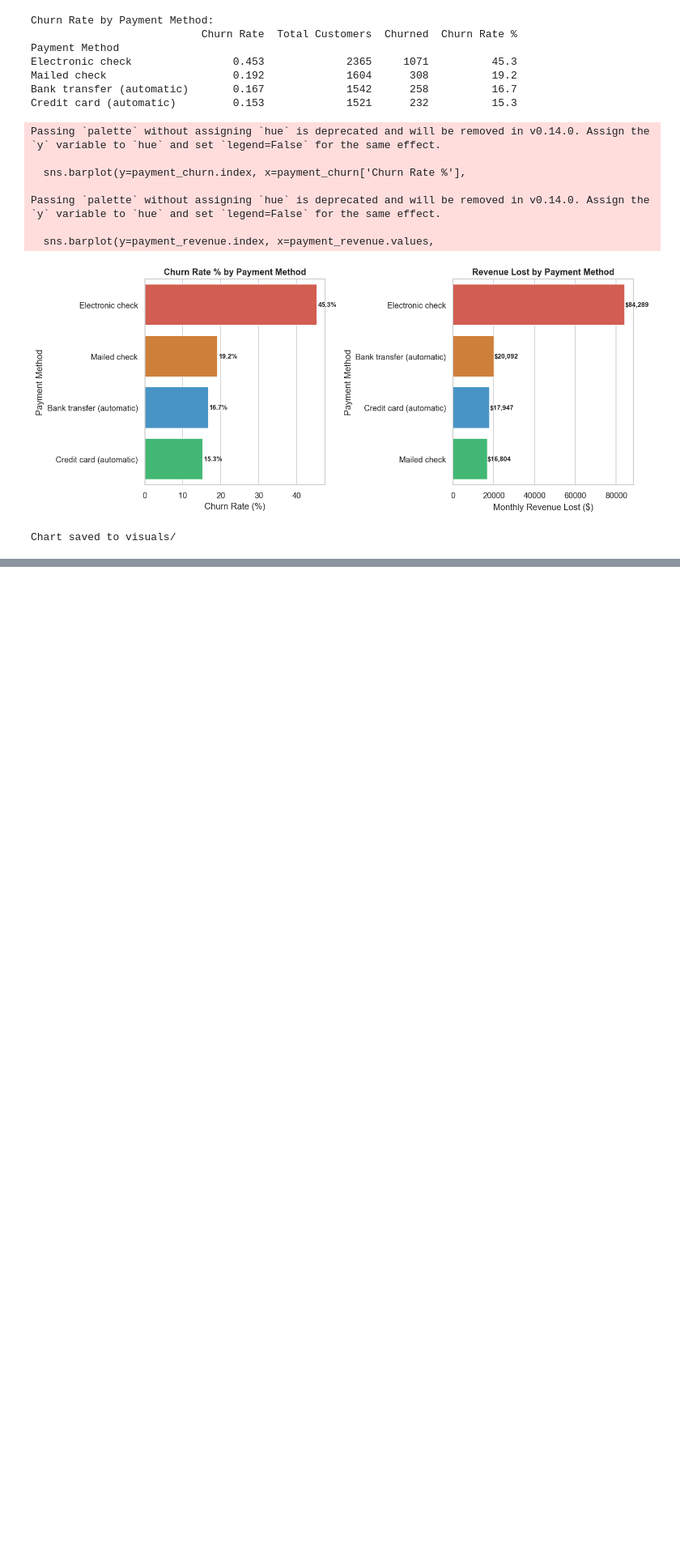
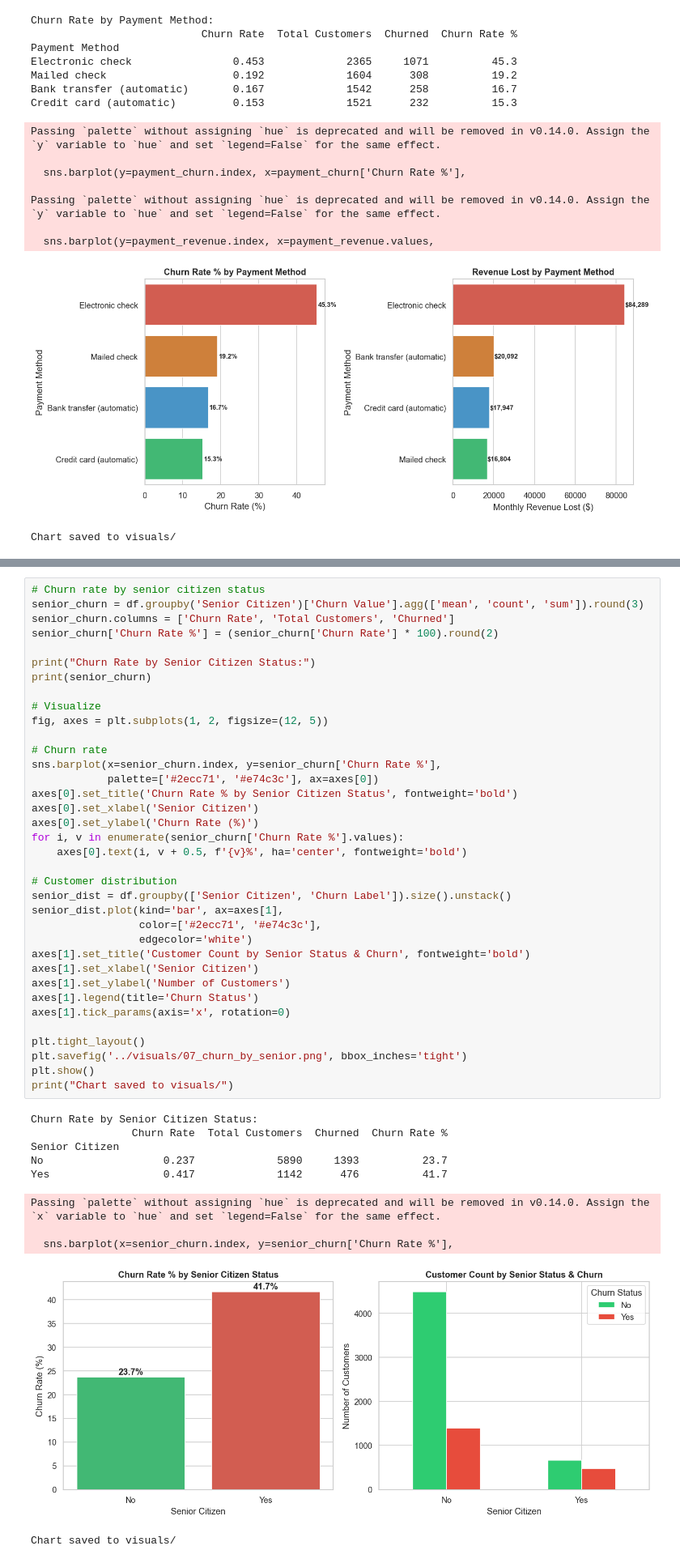
Before and after one commit to divya150205/telecom-churn-analytics, a Jupyter notebook: notebooks/02_eda_analysis.ipynb, the cells around one changed output, grey strips where cells are left out. Shown at 81% size. Cells and saved outputs as stored; diff of their text form; blank space fills up the shorter version.

```diff
--- a/notebooks/02_eda_analysis.ipynb
+++ b/notebooks/02_eda_analysis.ipynb
@@ -318,0 +377,47 @@ Chart saved to visuals/
+# %%
+# Churn rate by senior citizen status
+senior_churn = df.groupby('Senior Citizen')['Churn Value'].agg(['mean', 'count', 'sum']).round(3)
+senior_churn.columns = ['Churn Rate', 'Total Customers', 'Churned']
+senior_churn['Churn Rate %'] = (senior_churn['Churn Rate'] * 100).round(2)
+
+print("Churn Rate by Senior Citizen Status:")
+print(senior_churn)
+
+# Visualize
+fig, axes = plt.subplots(1, 2, figsize=(12, 5))
+
+# Churn rate
+sns.barplot(x=senior_churn.index, y=senior_churn['Churn Rate %'],
+            palette=['#2ecc71', '#e74c3c'], ax=axes[0])
+axes[0].set_title('Churn Rate % by Senior Citizen Status', fontweight='bold')
+axes[0].set_xlabel('Senior Citizen')
+axes[0].set_ylabel('Churn Rate (%)')
+for i, v in enumerate(senior_churn['Churn Rate %'].values):
+    axes[0].text(i, v + 0.5, f'{v}%', ha='center', fontweight='bold')
+
+# Customer distribution
+senior_dist = df.groupby(['Senior Citizen', 'Churn Label']).size().unstack()
+senior_dist.plot(kind='bar', ax=axes[1],
+                 color=['#2ecc71', '#e74c3c'],
+                 edgecolor='white')
+axes[1].set_title('Customer Count by Senior Status & Churn', fontweight='bold')
+axes[1].set_xlabel('Senior Citizen')
+axes[1].set_ylabel('Number of Customers')
+axes[1].legend(title='Churn Status')
+axes[1].tick_params(axis='x', rotation=0)
+
+plt.tight_layout()
+plt.savefig('../visuals/07_churn_by_senior.png', bbox_inches='tight')
+plt.show()
+print("Chart saved to visuals/")
+# %% [output]
+Churn Rate by Senior Citizen Status:
+                Churn Rate  Total Customers  Churned  Churn Rate %
+Senior Citizen
+No                   0.237             5890     1393          23.7
+Yes                  0.417             1142      476          41.7
+Passing `palette` without assigning `hue` is deprecated and will be removed in v0.14.0. Assign the `x` variable to `hue` and set `legend=False` for the same effect.
+
+  sns.barplot(x=senior_churn.index, y=senior_churn['Churn Rate %'],
+[figure, added]
+Chart saved to visuals/
```
Also changed, not shown: parts of 8 cells of this notebook, 3 other files.
